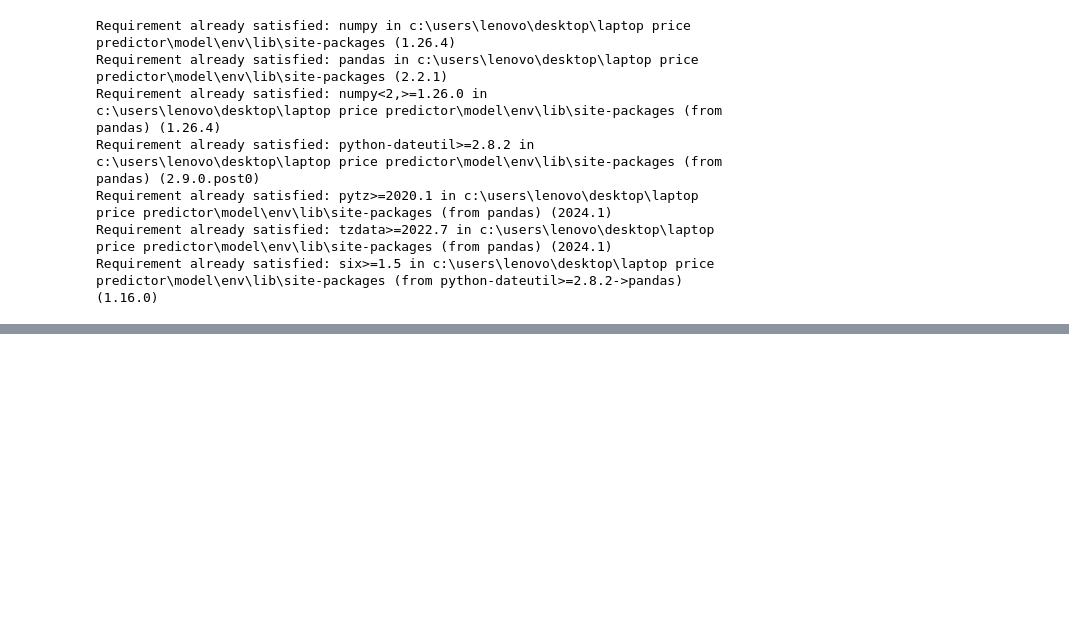
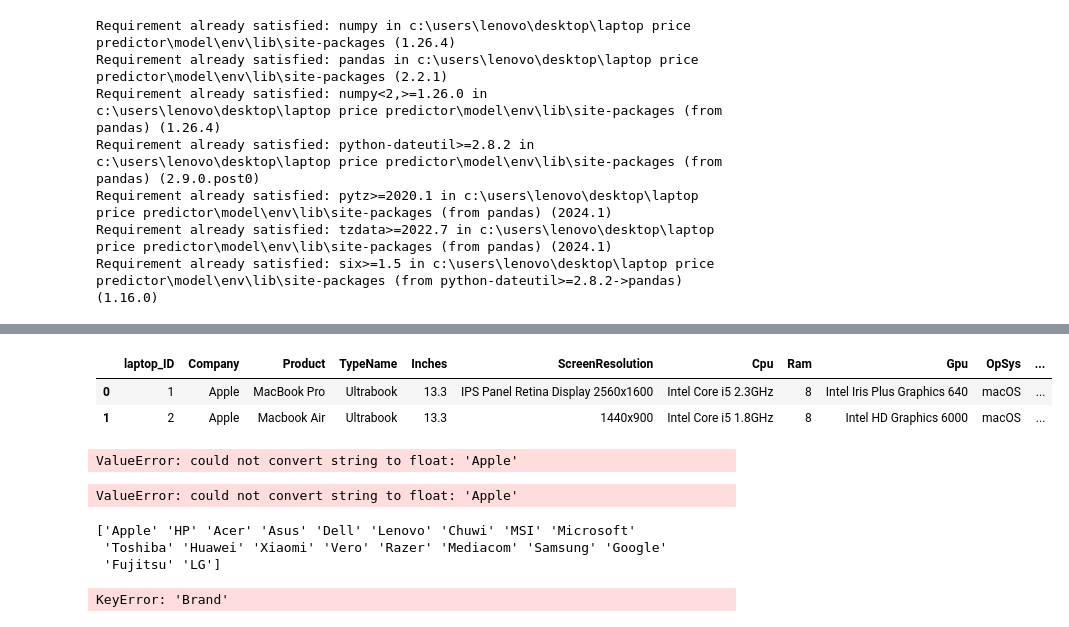
Before and after one commit to DevinHansa/Laptop-Price-Detector, a Jupyter notebook: Model/ModelBuilding.ipynb, the cells around one changed output, grey strips where cells are left out. Saved outputs shown, nothing was run; the diff lists cells and outputs as text; code cells hidden in the pictures; blank space fills up the shorter version.

Commit message:
model

```diff
--- a/Model/ModelBuilding.ipynb
+++ b/Model/ModelBuilding.ipynb
@@ -14,0 +80,3 @@ import pandas as pd
+# %%
+url="https://raw.githubusercontent.com/DevinHansa/Laptop-Price-Detector/main/Model/laptop_price.csv"
+data=pd.read_csv(url,encoding='latin-1')
@@ -14,0 +125,14 @@ import pandas as pd
+# %%
+data['Ram']=data['Ram'].str.replace('GB','').astype('int32')
+data['Weight']=data['Weight'].str.replace('kg','').astype('float32')
+# %%
+data.head(2)
+# %% [output]
+|  | laptop_ID | Company | Product | TypeName | Inches | ScreenResolution | Cpu | Ram | Gpu | OpSys | ... |
+| 0 | 1 | Apple | MacBook Pro | Ultrabook | 13.3 | IPS Panel Retina Display 2560x1600 | Intel Core i5 2.3GHz | 8 | Intel Iris Plus Graphics 640 | macOS | ... |
+| 1 | 2 | Apple | Macbook Air | Ultrabook | 13.3 | 1440x900 | Intel Core i5 1.8GHz | 8 | Intel HD Graphics 6000 | macOS | ... |
+# %%
+
+data.corr()['Price_euros']
+# %% [output]
+ValueError: could not convert string to float: 'Apple'
@@ -14,0 +141,24 @@ import pandas as pd
+# %%
+data.corr()['Price_euros']
+# %% [output]
+ValueError: could not convert string to float: 'Apple'
+# %%
+# Identify the column with non-numeric values
+non_numeric_column = data.select_dtypes(exclude=['float', 'int']).columns[0]
+
+# Inspect unique values in the column
+unique_values = data[non_numeric_column].unique()
+print(unique_values)
+# %% [output]
+['Apple' 'HP' 'Acer' 'Asus' 'Dell' 'Lenovo' 'Chuwi' 'MSI' 'Microsoft'
+ 'Toshiba' 'Huawei' 'Xiaomi' 'Vero' 'Razer' 'Mediacom' 'Samsung' 'Google'
+ 'Fujitsu' 'LG']
+# %%
+# Filter out rows where the brand column is numeric
+data_numeric_brand = data[pd.to_numeric(data['Brand'], errors='coerce').notnull()]
+
+# Now compute correlations using only the numeric columns
+correlation_numeric_brand = data_numeric_brand.corr()['Price_euros']
+print(correlation_numeric_brand)
+# %% [output]
+KeyError: 'Brand'
```
Also changed, not shown: parts of 61 cells of this notebook, 1 other file.
